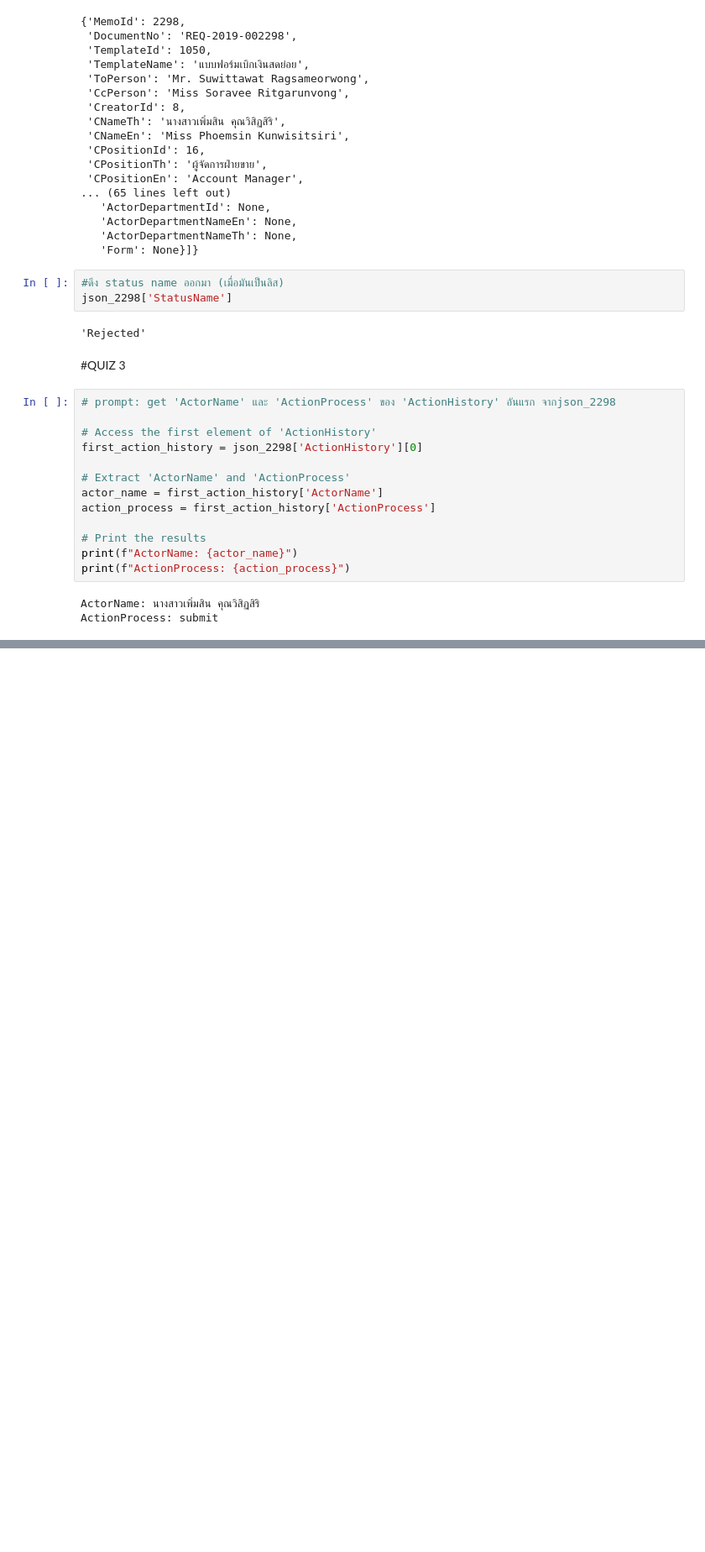
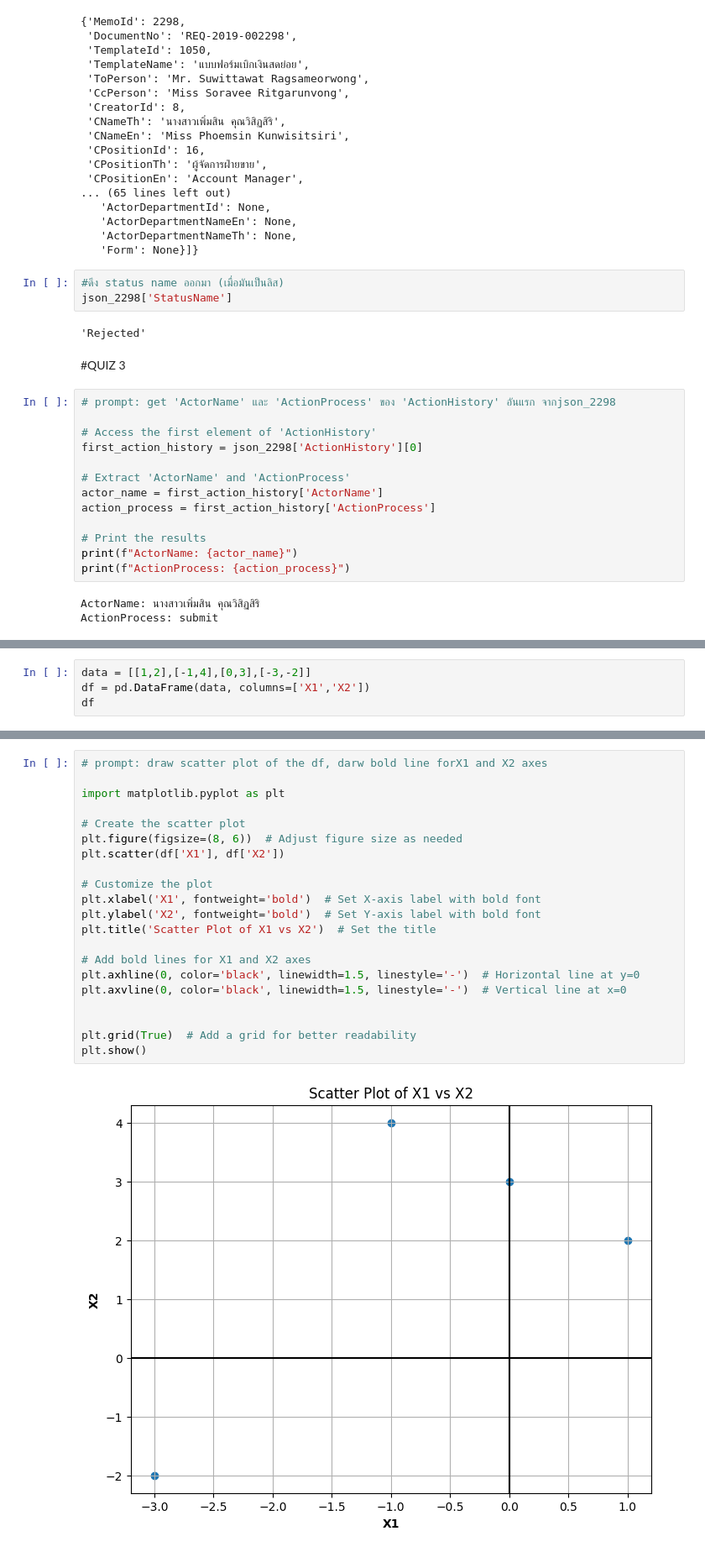
Before and after one commit to thamonS/bcs_dpdm24, a Jupyter notebook: Chapter_2_Understanding_Data.ipynb, the cells around one changed output, grey strips where cells are left out. Shown at 84% size. Drawn from its saved outputs; the diff is of its cells as text; blank space fills up the shorter version.

```diff
--- a/Chapter_2_Understanding_Data.ipynb
+++ b/Chapter_2_Understanding_Data.ipynb
@@ -196,0 +213,4 @@ ActionProcess: submit
+# %%
+data = [[1,2],[-1,4],[0,3],[-3,-2]]
+df = pd.DataFrame(data, columns=['X1','X2'])
+df
@@ -196,0 +223,23 @@ ActionProcess: submit
+# %%
+# prompt: draw scatter plot of the df, darw bold line forX1 and X2 axes
+
+import matplotlib.pyplot as plt
+
+# Create the scatter plot
+plt.figure(figsize=(8, 6))  # Adjust figure size as needed
+plt.scatter(df['X1'], df['X2'])
+
+# Customize the plot
+plt.xlabel('X1', fontweight='bold')  # Set X-axis label with bold font
+plt.ylabel('X2', fontweight='bold')  # Set Y-axis label with bold font
+plt.title('Scatter Plot of X1 vs X2')  # Set the title
+
+# Add bold lines for X1 and X2 axes
+plt.axhline(0, color='black', linewidth=1.5, linestyle='-')  # Horizontal line at y=0
+plt.axvline(0, color='black', linewidth=1.5, linestyle='-')  # Vertical line at x=0
+
+
+plt.grid(True)  # Add a grid for better readability
+plt.show()
+# %% [output]
+[figure, added]
```
Also changed, not shown: parts of 16 cells of this notebook.
